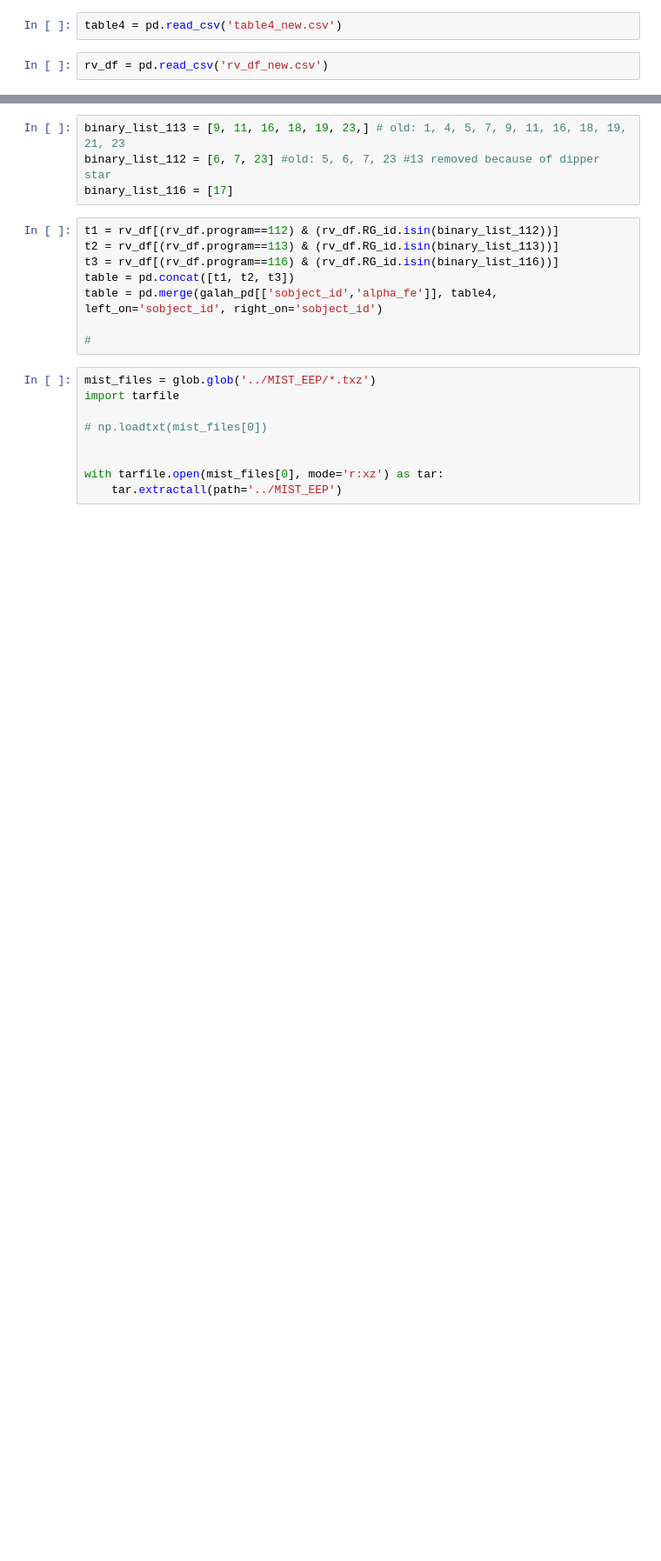
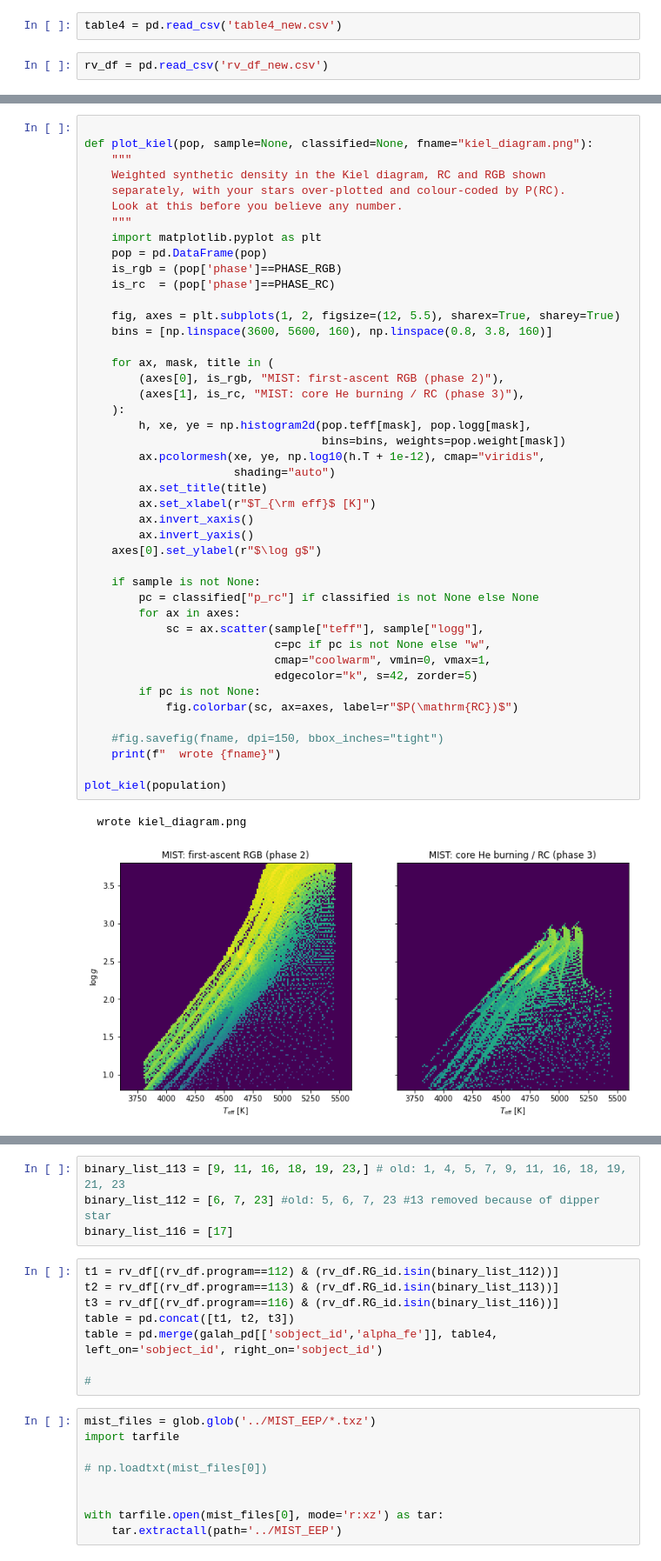
Before and after one commit to MaryumSayeed/ESPRESSO, a Jupyter notebook: scripts/isochrones.ipynb, the cells around one changed output, grey strips where cells are left out. Shown at 87% size. Saved outputs shown, nothing was run; the diff lists cells and outputs as text; blank space fills up the shorter version.

```diff
--- a/scripts/isochrones.ipynb
+++ b/scripts/isochrones.ipynb
@@ -17,0 +505,47 @@ rv_df = pd.read_csv('rv_df_new.csv')
+# %%
+
+def plot_kiel(pop, sample=None, classified=None, fname="kiel_diagram.png"):
+    """
+    Weighted synthetic density in the Kiel diagram, RC and RGB shown
+    separately, with your stars over-plotted and colour-coded by P(RC).
+    Look at this before you believe any number.
+    """
+    import matplotlib.pyplot as plt
+    pop = pd.DataFrame(pop)
+    is_rgb = (pop['phase']==PHASE_RGB)
+    is_rc  = (pop['phase']==PHASE_RC)
+
+    fig, axes = plt.subplots(1, 2, figsize=(12, 5.5), sharex=True, sharey=True)
+    bins = [np.linspace(3600, 5600, 160), np.linspace(0.8, 3.8, 160)]
+
+    for ax, mask, title in (
+        (axes[0], is_rgb, "MIST: first-ascent RGB (phase 2)"),
+        (axes[1], is_rc, "MIST: core He burning / RC (phase 3)"),
+    ):
+        h, xe, ye = np.histogram2d(pop.teff[mask], pop.logg[mask],
+                                   bins=bins, weights=pop.weight[mask])
+        ax.pcolormesh(xe, ye, np.log10(h.T + 1e-12), cmap="viridis",
+                      shading="auto")
+        ax.set_title(title)
+        ax.set_xlabel(r"$T_{\rm eff}$ [K]")
+        ax.invert_xaxis()
+        ax.invert_yaxis()
+    axes[0].set_ylabel(r"$\log g$")
+
+    if sample is not None:
+        pc = classified["p_rc"] if classified is not None else None
+        for ax in axes:
+            sc = ax.scatter(sample["teff"], sample["logg"],
+                            c=pc if pc is not None else "w",
+                            cmap="coolwarm", vmin=0, vmax=1,
+                            edgecolor="k", s=42, zorder=5)
+        if pc is not None:
+            fig.colorbar(sc, ax=axes, label=r"$P(\mathrm{RC})$")
+
+    #fig.savefig(fname, dpi=150, bbox_inches="tight")
+    print(f"  wrote {fname}")
+
+plot_kiel(population)
+# %% [output]
+  wrote kiel_diagram.png
+[figure, added]
```
Also changed, not shown: parts of 26 cells of this notebook.
